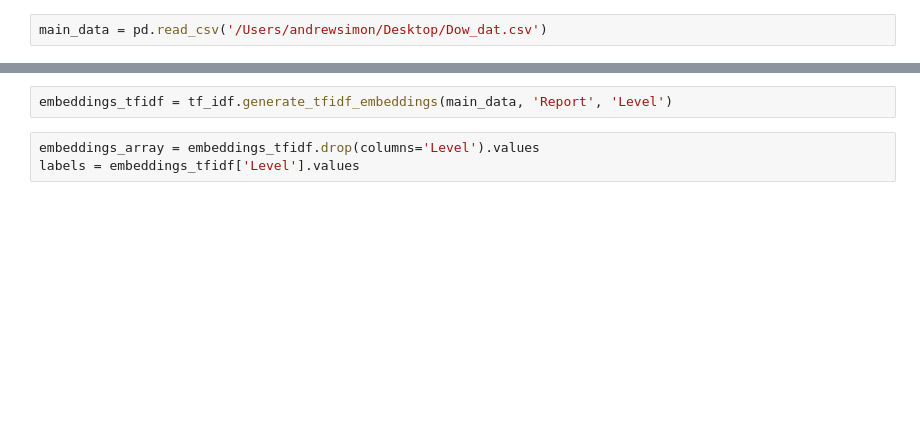
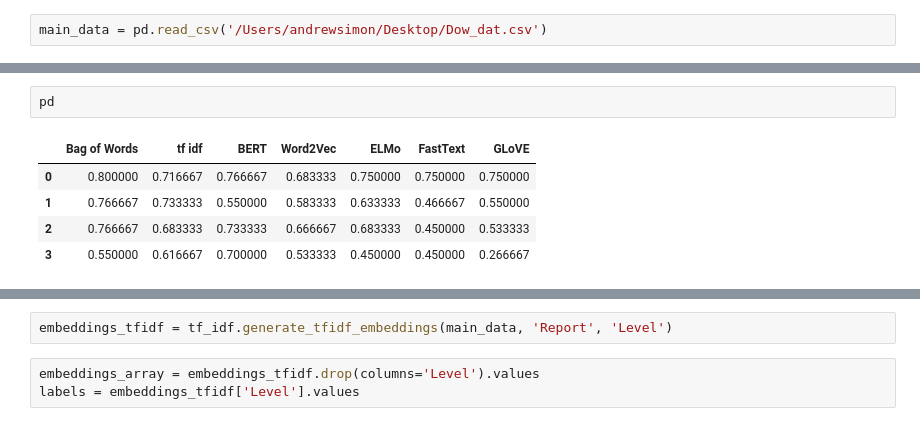
Before and after one commit to DataScienceProjectDow/Capstone-Project-Dow, a Jupyter notebook: nlpmaps/test_selection.ipynb, the cells around one changed output, grey strips where cells are left out. Cells and saved outputs as stored; diff of their text form; blank space fills up the shorter version.

```diff
--- a/nlpmaps/test_selection.ipynb
+++ b/nlpmaps/test_selection.ipynb
@@ -12,0 +257,8 @@ main_data = pd.read_csv('/Users/andrewsimon/Desktop/Dow_dat.csv')
+# %%
+pd
+# %% [output]
+|  | Bag of Words | tf idf | BERT | Word2Vec | ELMo | FastText | GLoVE |
+| 0 | 0.800000 | 0.716667 | 0.766667 | 0.683333 | 0.750000 | 0.750000 | 0.750000 |
+| 1 | 0.766667 | 0.733333 | 0.550000 | 0.583333 | 0.633333 | 0.466667 | 0.550000 |
+| 2 | 0.766667 | 0.683333 | 0.733333 | 0.666667 | 0.683333 | 0.450000 | 0.533333 |
+| 3 | 0.550000 | 0.616667 | 0.700000 | 0.533333 | 0.450000 | 0.450000 | 0.266667 |
```
Also changed, not shown: parts of 33 cells of this notebook, 4 other files.
